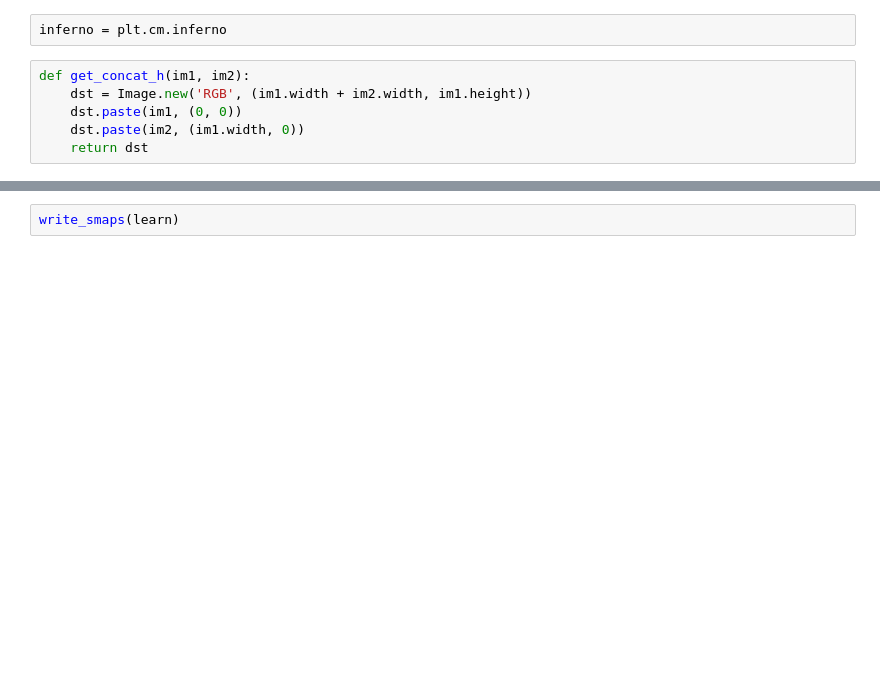
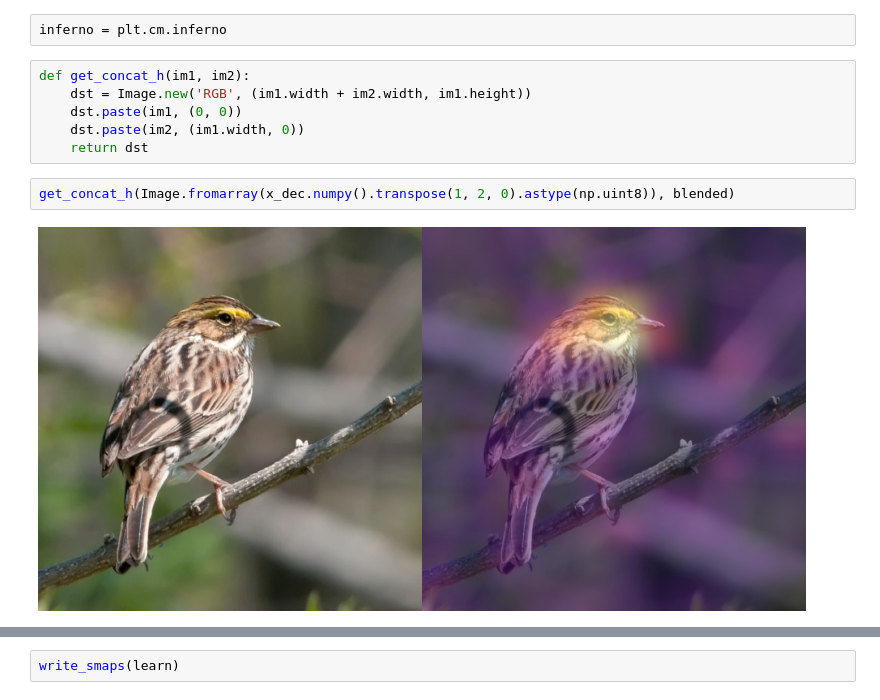
Before and after one commit to ACWalker/CARE-2021, a Jupyter notebook: saliency_maps.ipynb, the cells around one changed output, grey strips where cells are left out. Drawn from its saved outputs; the diff is of its cells as text; blank space fills up the shorter version.

```diff
--- a/saliency_maps.ipynb
+++ b/saliency_maps.ipynb
@@ -265,6 +241,10 @@ def get_concat_h(im1, im2):
     dst.paste(im1, (0, 0))
     dst.paste(im2, (im1.width, 0))
     return dst
+# %%
+get_concat_h(Image.fromarray(x_dec.numpy().transpose(1, 2, 0).astype(np.uint8)), blended)
+# %% [output]
+[figure, added]
 # %%
 magma = cm.get_cmap('magma')
 testb = None
```
Also changed, not shown: parts of 22 cells of this notebook, 3 other files.
